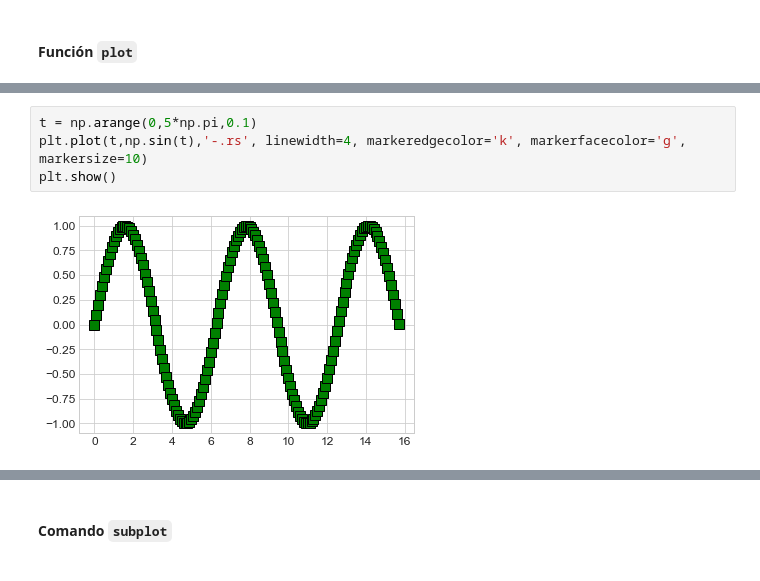
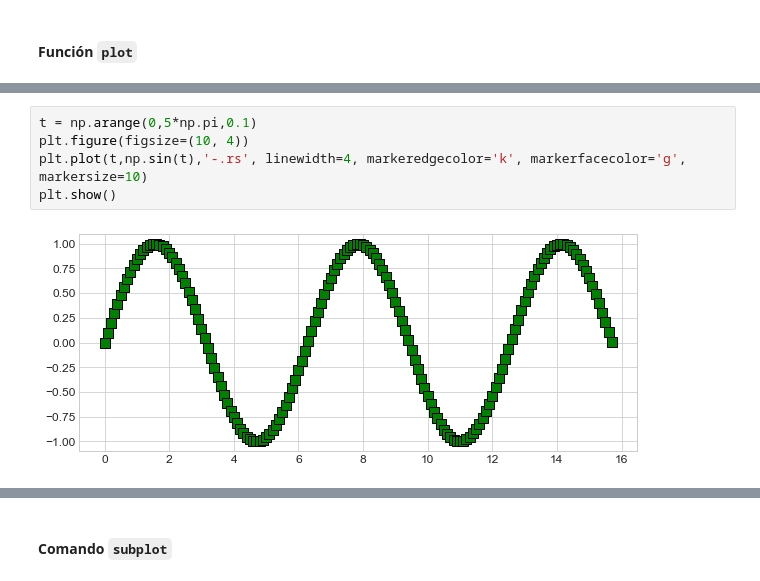
Before and after one commit to gapsc-us/labcomdig, a Jupyter notebook: Tema1.Intro2Python.ipynb, the cells around one changed output, grey strips where cells are left out. Drawn from its saved outputs; the diff is of its cells as text.

```diff
--- a/Tema1.Intro2Python.ipynb
+++ b/Tema1.Intro2Python.ipynb
@@ -1290,8 +1292,9 @@ plt.show()
 # %%
 t = np.arange(0,5*np.pi,0.1)
+plt.figure(figsize=(10, 4))
 plt.plot(t,np.sin(t),'-.rs', linewidth=4, markeredgecolor='k', markerfacecolor='g', markersize=10)
 plt.show()
 # %% [output]
-[figure, old version]
+[figure, new version]
 # %%
 t = np.arange(0,5*np.pi,0.1)
```
Also changed, not shown: parts of 35 cells of this notebook, 3 other files.
